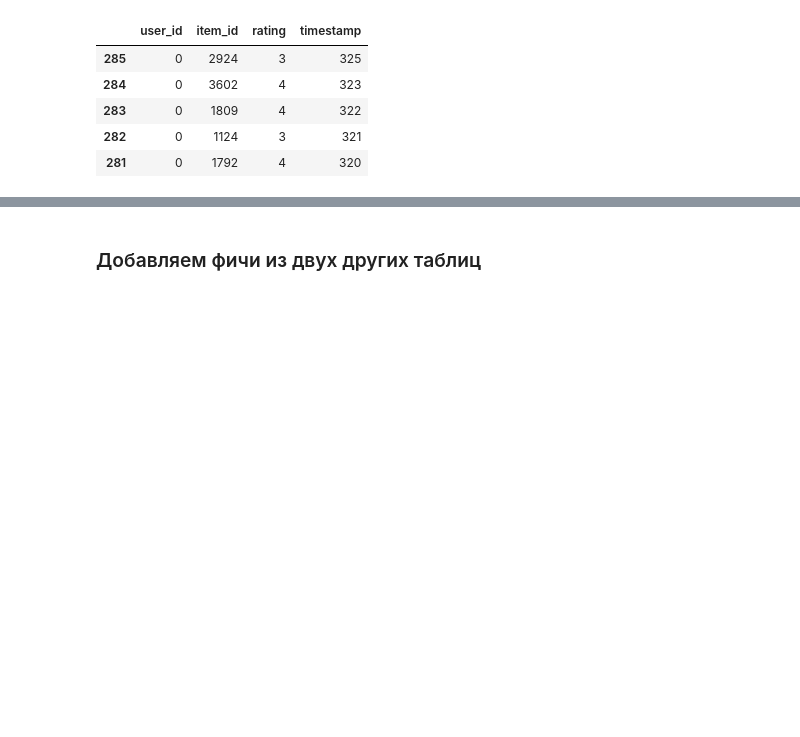
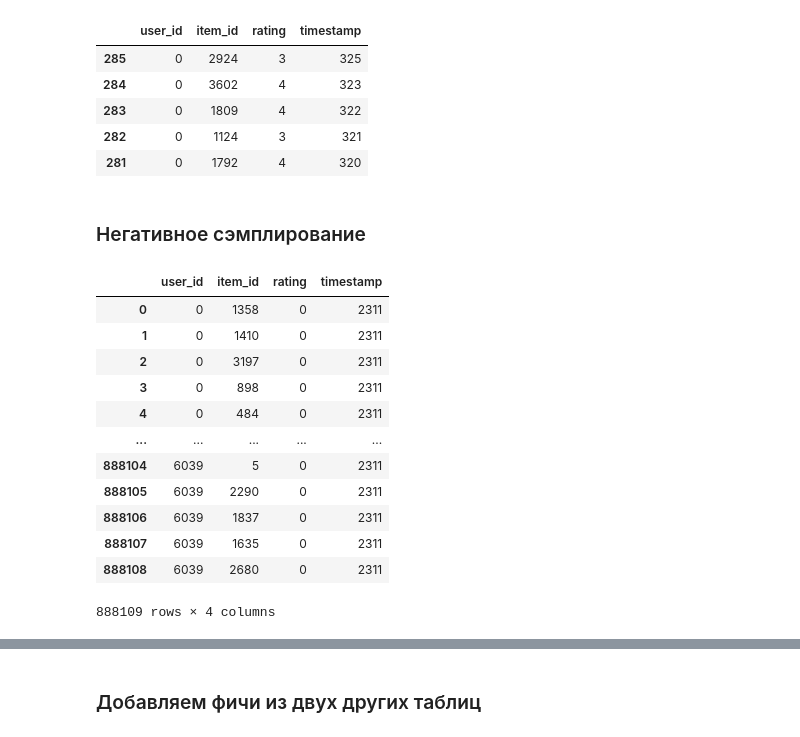
Before and after one commit to akzholba/RecSysCompetition, a Jupyter notebook: draft_pipeline.ipynb, the cells around one changed output, grey strips where cells are left out. Cells and saved outputs as stored; diff of their text form; code cells hidden in the pictures; blank space fills up the shorter version.

Commit message:
Add negative sampling

```diff
--- a/draft_pipeline.ipynb
+++ b/draft_pipeline.ipynb
@@ -124,3 +124,10 @@ train_df.head()
 | 283 | 0 | 1809 | 4 | 322 |
 | 282 | 0 | 1124 | 3 | 321 |
 | 281 | 0 | 1792 | 4 | 320 |
+# %%
+for column in train_df.columns:
+    if train_df[column].dtype in ['int64', 'int32']:
+        train_df[column] = train_df[column].astype('int16')
+        test_df[column] = test_df[column].astype('int16')
+# %% [markdown]
+### Негативное сэмплирование
@@ -126,0 +136,18 @@ train_df.head()
+# %%
+# Применение функции негативного сэмплирования
+negative_samples_df = negative_sampling(train_df)
+negative_samples_df
+# %% [output]
+|  | user_id | item_id | rating | timestamp |
+| 0 | 0 | 1358 | 0 | 2311 |
+| 1 | 0 | 1410 | 0 | 2311 |
+| 2 | 0 | 3197 | 0 | 2311 |
+| 3 | 0 | 898 | 0 | 2311 |
+| 4 | 0 | 484 | 0 | 2311 |
+| ... | ... | ... | ... | ... |
+| 888104 | 6039 | 5 | 0 | 2311 |
+| 888105 | 6039 | 2290 | 0 | 2311 |
+| 888106 | 6039 | 1837 | 0 | 2311 |
+| 888107 | 6039 | 1635 | 0 | 2311 |
+| 888108 | 6039 | 2680 | 0 | 2311 |
+888109 rows × 4 columns
```
Also changed, not shown: parts of 17 cells of this notebook, 1 other file.
